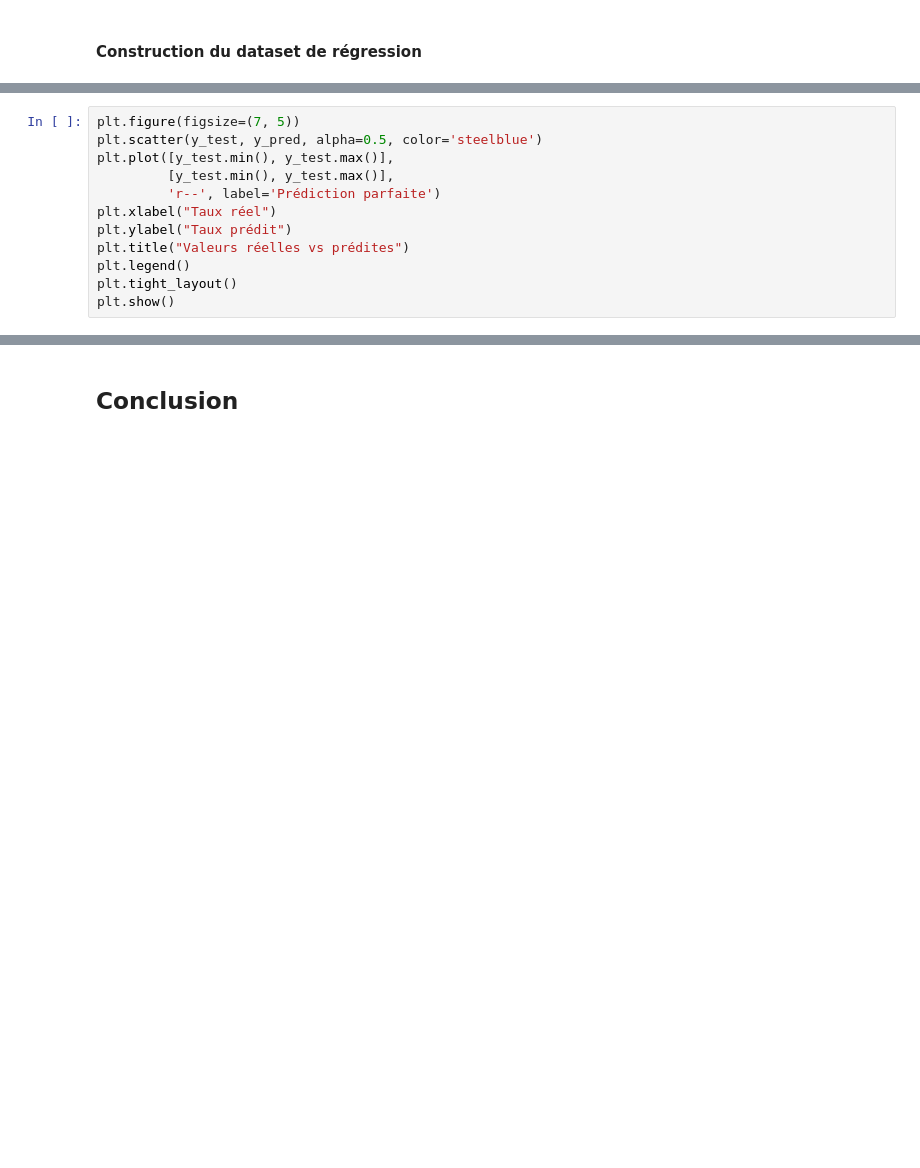
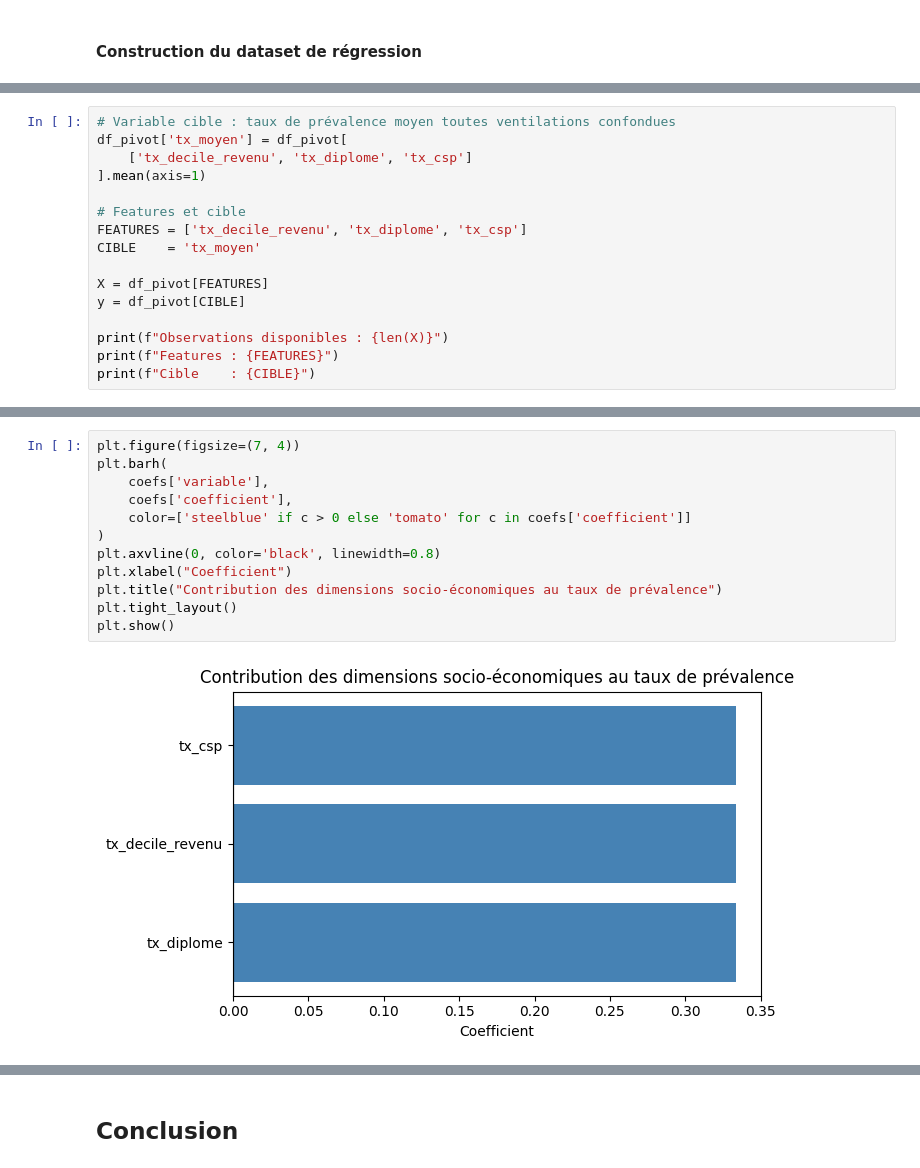
Before and after one commit to clemence-pinsard/projet_python_pour_datascience, a Jupyter notebook: main.ipynb, the cells around one changed output, grey strips where cells are left out. Saved outputs shown, nothing was run; the diff lists cells and outputs as text; blank space fills up the shorter version.

```diff
--- a/main.ipynb
+++ b/main.ipynb
@@ -1111,0 +1167,16 @@ print(f"Features : {FEATURES}")
+# %%
+# Variable cible : taux de prévalence moyen toutes ventilations confondues
+df_pivot['tx_moyen'] = df_pivot[
+    ['tx_decile_revenu', 'tx_diplome', 'tx_csp']
+].mean(axis=1)
+
+# Features et cible
+FEATURES = ['tx_decile_revenu', 'tx_diplome', 'tx_csp']
+CIBLE    = 'tx_moyen'
+
+X = df_pivot[FEATURES]
+y = df_pivot[CIBLE]
+
+print(f"Observations disponibles : {len(X)}")
+print(f"Features : {FEATURES}")
+print(f"Cible    : {CIBLE}")
@@ -1135,12 +1227,14 @@ print(coefs)
 # %%
-plt.figure(figsize=(7, 5))
-plt.scatter(y_test, y_pred, alpha=0.5, color='steelblue')
-plt.plot([y_test.min(), y_test.max()],
-         [y_test.min(), y_test.max()],
-         'r--', label='Prédiction parfaite')
-plt.xlabel("Taux réel")
-plt.ylabel("Taux prédit")
-plt.title("Valeurs réelles vs prédites")
-plt.legend()
+plt.figure(figsize=(7, 4))
+plt.barh(
+    coefs['variable'],
+    coefs['coefficient'],
+    color=['steelblue' if c > 0 else 'tomato' for c in coefs['coefficient']]
+)
+plt.axvline(0, color='black', linewidth=0.8)
+plt.xlabel("Coefficient")
+plt.title("Contribution des dimensions socio-économiques au taux de prévalence")
 plt.tight_layout()
 plt.show()
+# %% [output]
+[figure, added]
```
Also changed, not shown: parts of 21 cells of this notebook, 1 other file.
